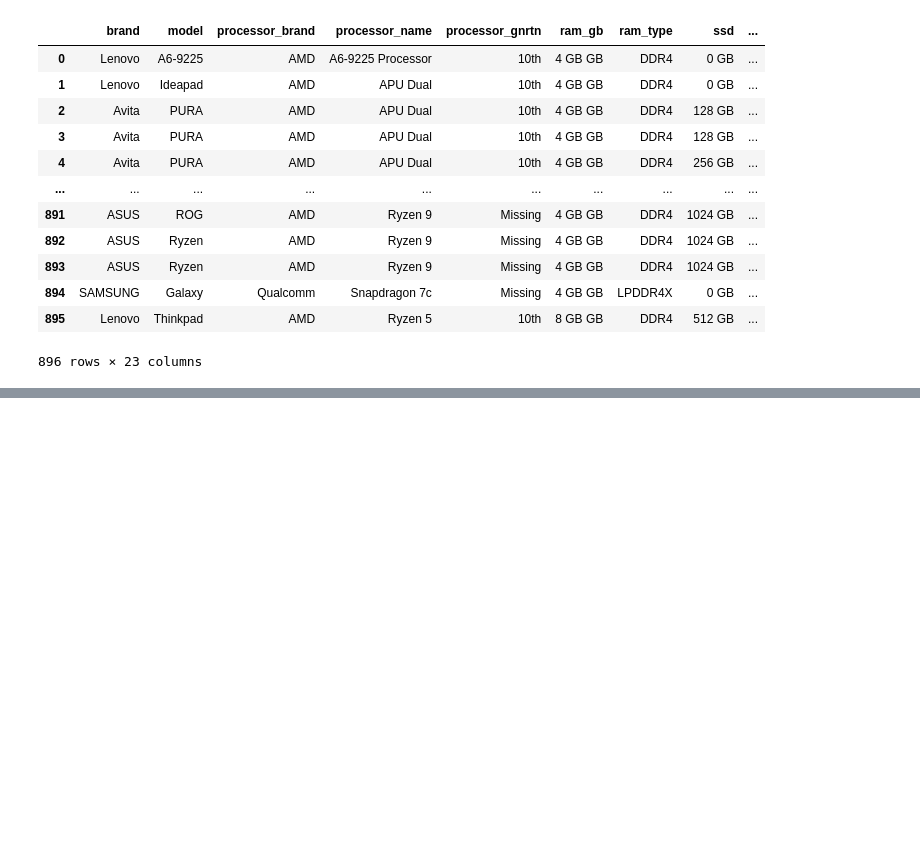
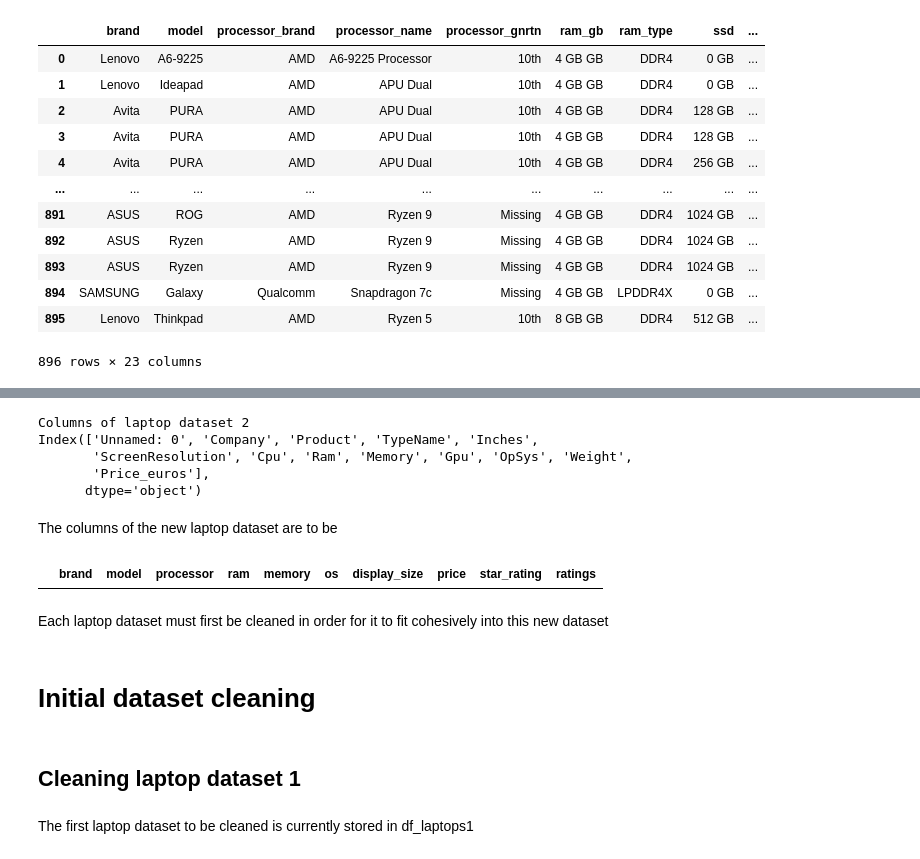
Before and after one commit to jason-9601/DATAPRE-Final, a Jupyter notebook: DATAPRE Final.ipynb, the cells around one changed output, grey strips where cells are left out. Cells and saved outputs as stored; diff of their text form; code cells hidden in the pictures; blank space fills up the shorter version.

```diff
--- a/DATAPRE Final.ipynb
+++ b/DATAPRE Final.ipynb
@@ -71,0 +73,25 @@ df_laptops2
+# %%
+print("Columns of laptop dataset 2")
+print(df_laptops2.columns)
+# %% [output]
+Columns of laptop dataset 2
+Index(['Unnamed: 0', 'Company', 'Product', 'TypeName', 'Inches',
+       'ScreenResolution', 'Cpu', 'Ram', 'Memory', 'Gpu', 'OpSys', 'Weight',
+       'Price_euros'],
+      dtype='object')
+# %% [markdown]
+The columns of the new laptop dataset are to be
+# %%
+new_columns = ['brand', 'model', 'processor', 'ram', 'memory', 'os', 'display_size', 'price', 'star_rating', 'ratings']
+df_laptops = pd.DataFrame(columns=new_columns)
+df_laptops
+# %% [output]
+|  | brand | model | processor | ram | memory | os | display_size | price | star_rating | ratings |
+# %% [markdown]
+Each laptop dataset must first be cleaned in order for it to fit cohesively into this new dataset
+# %% [markdown]
+# Initial dataset cleaning #
+# %% [markdown]
+## Cleaning laptop dataset 1 ##
+# %% [markdown]
+The first laptop dataset to be cleaned is currently stored in df_laptops1
```
Also changed, not shown: parts of 47 cells of this notebook.
